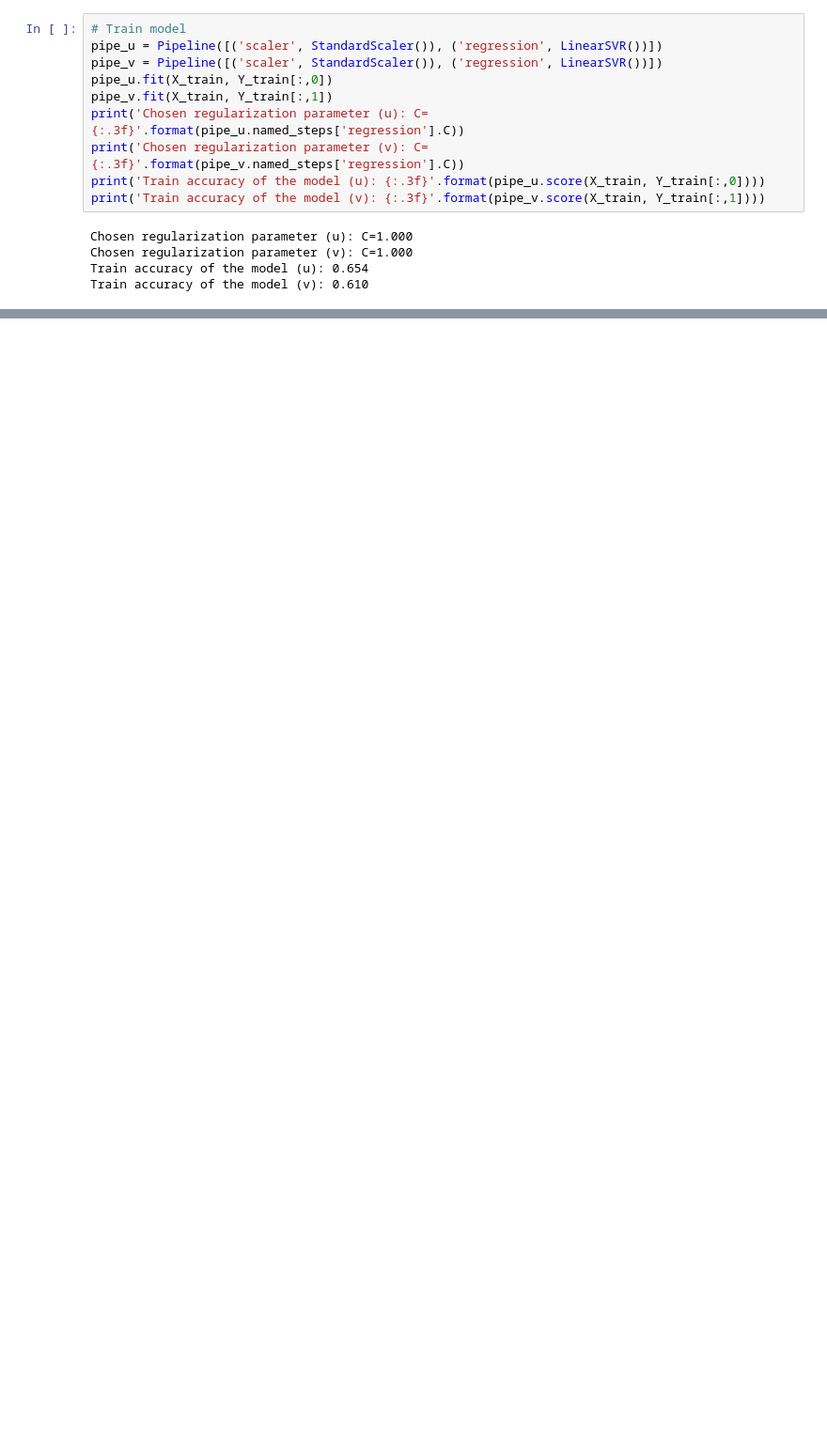
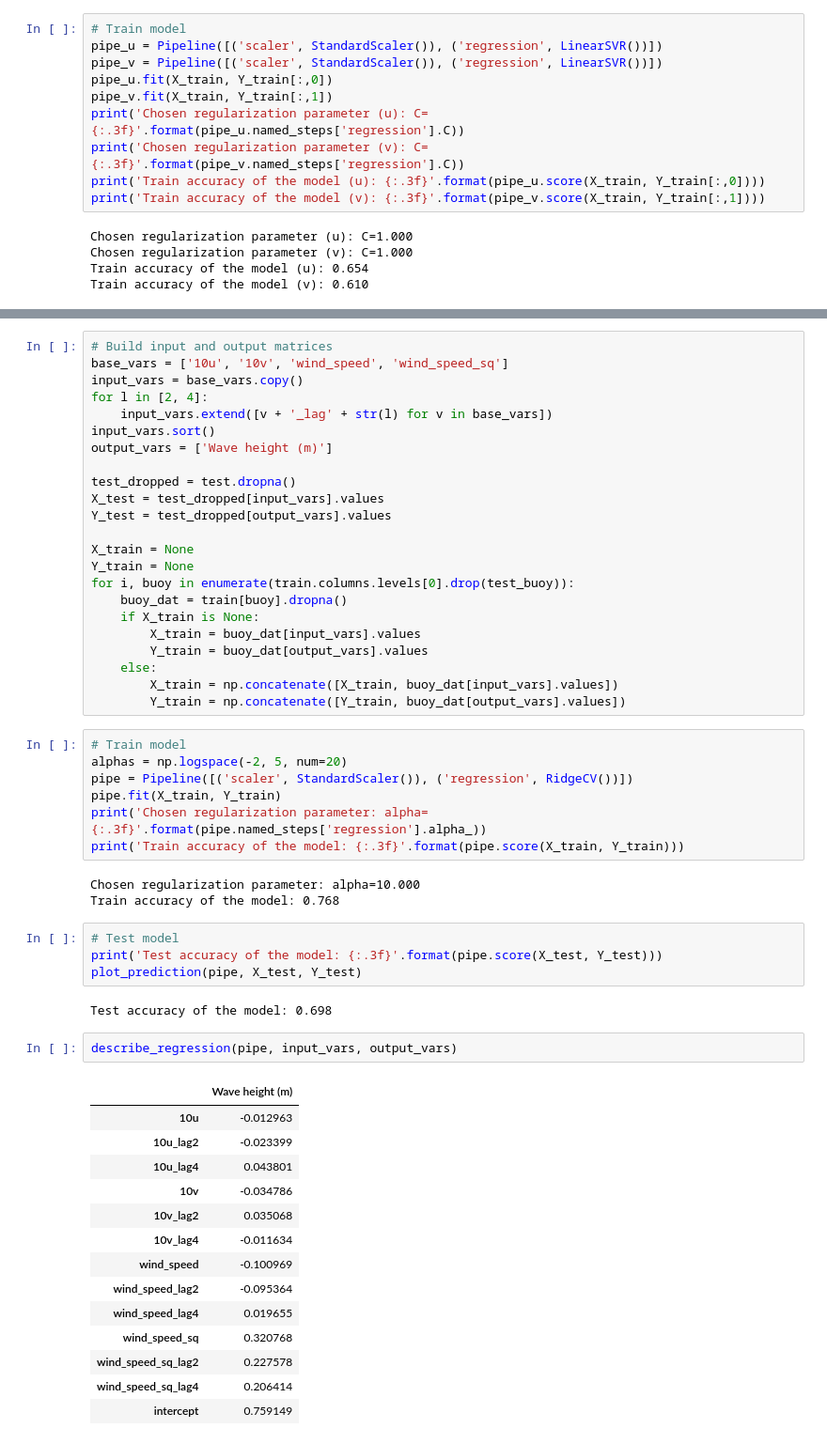
Before and after one commit to BifbofII/wave-map, a Jupyter notebook: build-model.ipynb, the cells around one changed output, grey strips where cells are left out. Shown at 94% size. Drawn from its saved outputs; the diff is of its cells as text; blank space fills up the shorter version.

```diff
--- a/build-model.ipynb
+++ b/build-model.ipynb
@@ -812,0 +928,56 @@ Test accuracy of the model (v): 0.537
+# %%
+# Build input and output matrices
+base_vars = ['10u', '10v', 'wind_speed', 'wind_speed_sq']
+input_vars = base_vars.copy()
+for l in [2, 4]:
+    input_vars.extend([v + '_lag' + str(l) for v in base_vars])
+input_vars.sort()
+output_vars = ['Wave height (m)']
+
+test_dropped = test.dropna()
+X_test = test_dropped[input_vars].values
+Y_test = test_dropped[output_vars].values
+
+X_train = None
+Y_train = None
+for i, buoy in enumerate(train.columns.levels[0].drop(test_buoy)):
+    buoy_dat = train[buoy].dropna()
+    if X_train is None:
+        X_train = buoy_dat[input_vars].values
+        Y_train = buoy_dat[output_vars].values
+    else:
+        X_train = np.concatenate([X_train, buoy_dat[input_vars].values])
+        Y_train = np.concatenate([Y_train, buoy_dat[output_vars].values])
+# %%
+# Train model
+alphas = np.logspace(-2, 5, num=20)
+pipe = Pipeline([('scaler', StandardScaler()), ('regression', RidgeCV())])
+pipe.fit(X_train, Y_train)
+print('Chosen regularization parameter: alpha={:.3f}'.format(pipe.named_steps['regression'].alpha_))
+print('Train accuracy of the model: {:.3f}'.format(pipe.score(X_train, Y_train)))
+# %% [output]
+Chosen regularization parameter: alpha=10.000
+Train accuracy of the model: 0.768
+# %%
+# Test model
+print('Test accuracy of the model: {:.3f}'.format(pipe.score(X_test, Y_test)))
+plot_prediction(pipe, X_test, Y_test)
+# %% [output]
+Test accuracy of the model: 0.698
+# %%
+describe_regression(pipe, input_vars, output_vars)
+# %% [output]
+|  | Wave height (m) |
+| 10u | -0.012963 |
+| 10u_lag2 | -0.023399 |
+| 10u_lag4 | 0.043801 |
+| 10v | -0.034786 |
+| 10v_lag2 | 0.035068 |
+| 10v_lag4 | -0.011634 |
+| wind_speed | -0.100969 |
+| wind_speed_lag2 | -0.095364 |
+| wind_speed_lag4 | 0.019655 |
+| wind_speed_sq | 0.320768 |
+| wind_speed_sq_lag2 | 0.227578 |
+| wind_speed_sq_lag4 | 0.206414 |
+| intercept | 0.759149 |
```
Also changed, not shown: parts of 33 cells of this notebook.
